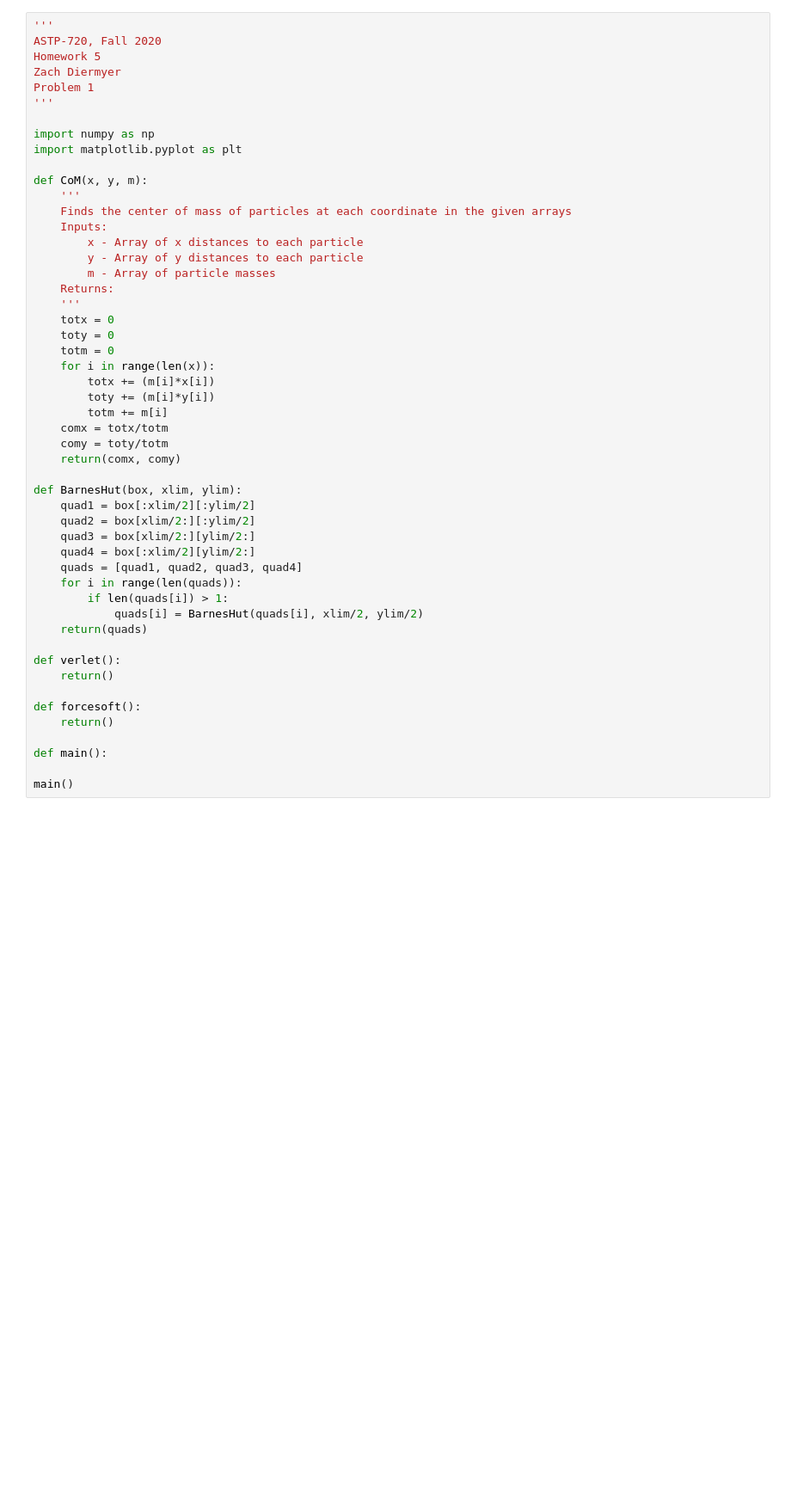
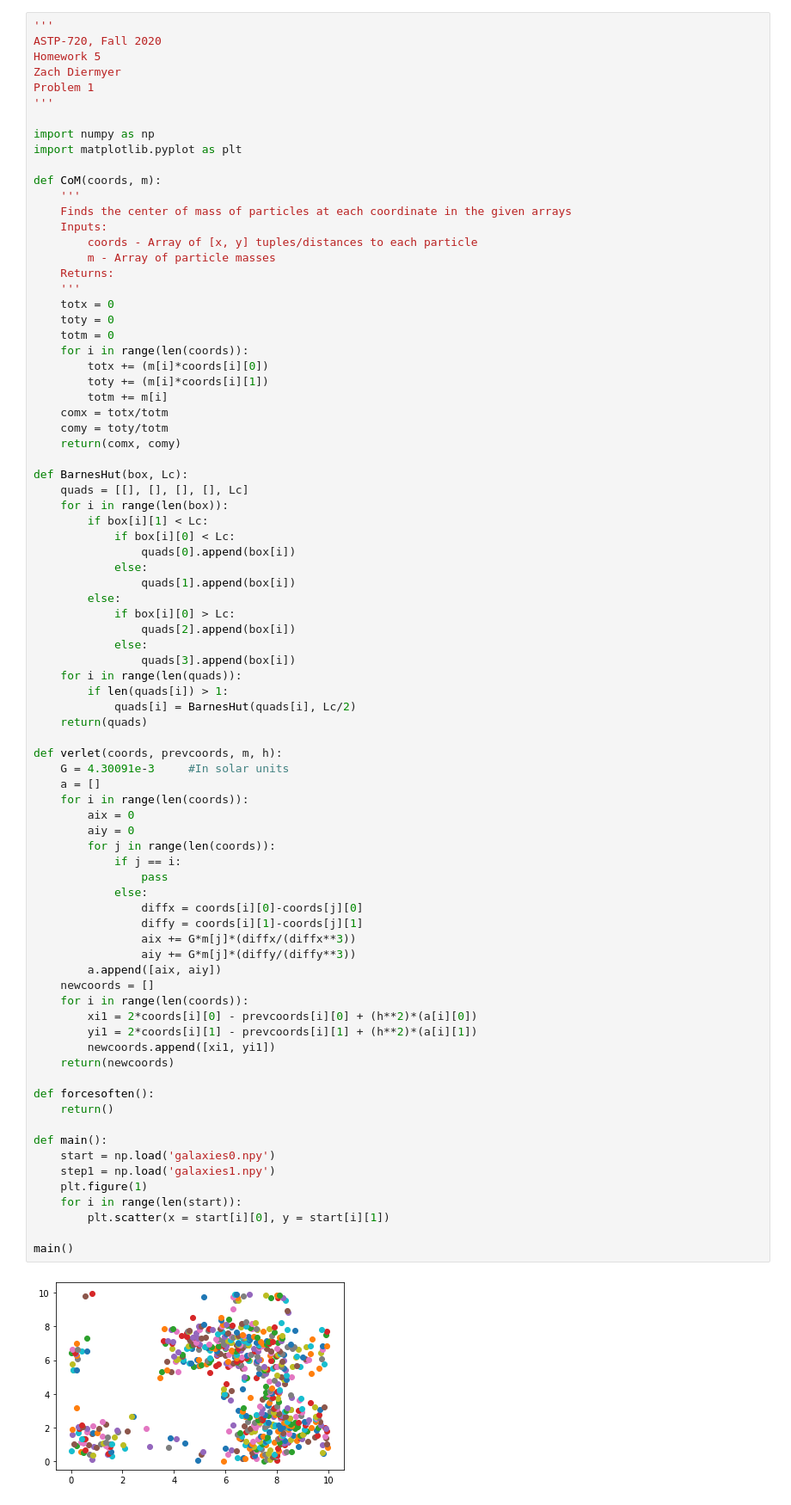
Before and after one commit to zrd7527/ASTP720, a Jupyter notebook: ASTP720_HW5.ipynb, the cells around one changed output. Shown at 86% size. Saved outputs shown, nothing was run; the diff lists cells and outputs as text; blank space fills up the shorter version.

Commit message:
Verlet, Barnes-Hut, Problem 2
Loaded galaxy files, created Verlet algorithm, remade Barnes-Hut algorithm, and started problem 2.

```diff
--- a/ASTP720_HW5.ipynb
+++ b/ASTP720_HW5.ipynb
@@ -6,46 +6,78 @@ Zach Diermyer
 Problem 1
 '''
 
 import numpy as np
 import matplotlib.pyplot as plt
 
-def CoM(x, y, m):
+def CoM(coords, m):
     '''
     Finds the center of mass of particles at each coordinate in the given arrays
     Inputs:
-        x - Array of x distances to each particle
-        y - Array of y distances to each particle
+        coords - Array of [x, y] tuples/distances to each particle
         m - Array of particle masses
     Returns:
     '''
     totx = 0
     toty = 0
     totm = 0
-    for i in range(len(x)):
-        totx += (m[i]*x[i])
-        toty += (m[i]*y[i])
+    for i in range(len(coords)):
+        totx += (m[i]*coords[i][0])
+        toty += (m[i]*coords[i][1])
         totm += m[i]
     comx = totx/totm
     comy = toty/totm
     return(comx, comy)
 
-def BarnesHut(box, xlim, ylim):
-    quad1 = box[:xlim/2][:ylim/2]
-    quad2 = box[xlim/2:][:ylim/2]
-    quad3 = box[xlim/2:][ylim/2:]
-    quad4 = box[:xlim/2][ylim/2:]
-    quads = [quad1, quad2, quad3, quad4]
+def BarnesHut(box, Lc):
+    quads = [[], [], [], [], Lc]
+    for i in range(len(box)):
+        if box[i][1] < Lc:
+            if box[i][0] < Lc:
+                quads[0].append(box[i])
+            else:
+                quads[1].append(box[i])
+        else:
+            if box[i][0] > Lc:
+                quads[2].append(box[i])
+            else:
+                quads[3].append(box[i])
     for i in range(len(quads)):
         if len(quads[i]) > 1:
-            quads[i] = BarnesHut(quads[i], xlim/2, ylim/2)
+            quads[i] = BarnesHut(quads[i], Lc/2)
     return(quads)
 
-def verlet():
-    return()
+def verlet(coords, prevcoords, m, h):
+    G = 4.30091e-3     #In solar units
+    a = []
+    for i in range(len(coords)):
+        aix = 0
+        aiy = 0
+        for j in range(len(coords)):
+            if j == i:
+                pass
+            else:
+                diffx = coords[i][0]-coords[j][0]
+                diffy = coords[i][1]-coords[j][1]
+                aix += G*m[j]*(diffx/(diffx**3))
+                aiy += G*m[j]*(diffy/(diffy**3))
+        a.append([aix, aiy])
+    newcoords = []
+    for i in range(len(coords)):
+        xi1 = 2*coords[i][0] - prevcoords[i][0] + (h**2)*(a[i][0])
+        yi1 = 2*coords[i][1] - prevcoords[i][1] + (h**2)*(a[i][1])
+        newcoords.append([xi1, yi1])
+    return(newcoords)
 
-def forcesoft():
+def forcesoften():
     return()
 
 def main():
+    start = np.load('galaxies0.npy')
+    step1 = np.load('galaxies1.npy')
+    plt.figure(1)
+    for i in range(len(start)):
+        plt.scatter(x = start[i][0], y = start[i][1])
 
 main()
+# %% [output]
+[figure, added]
```
Also changed, not shown: parts of 1 cell of this notebook.
